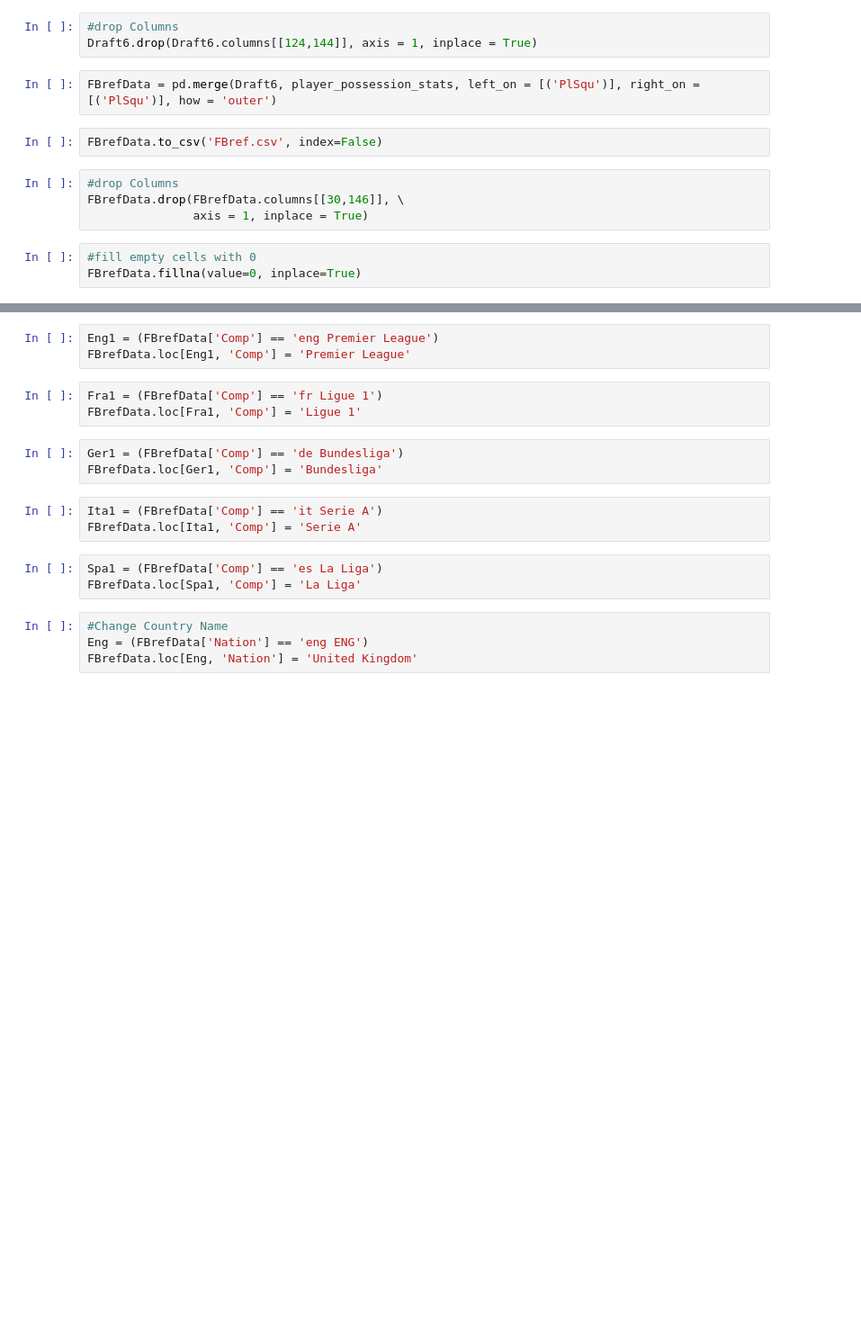
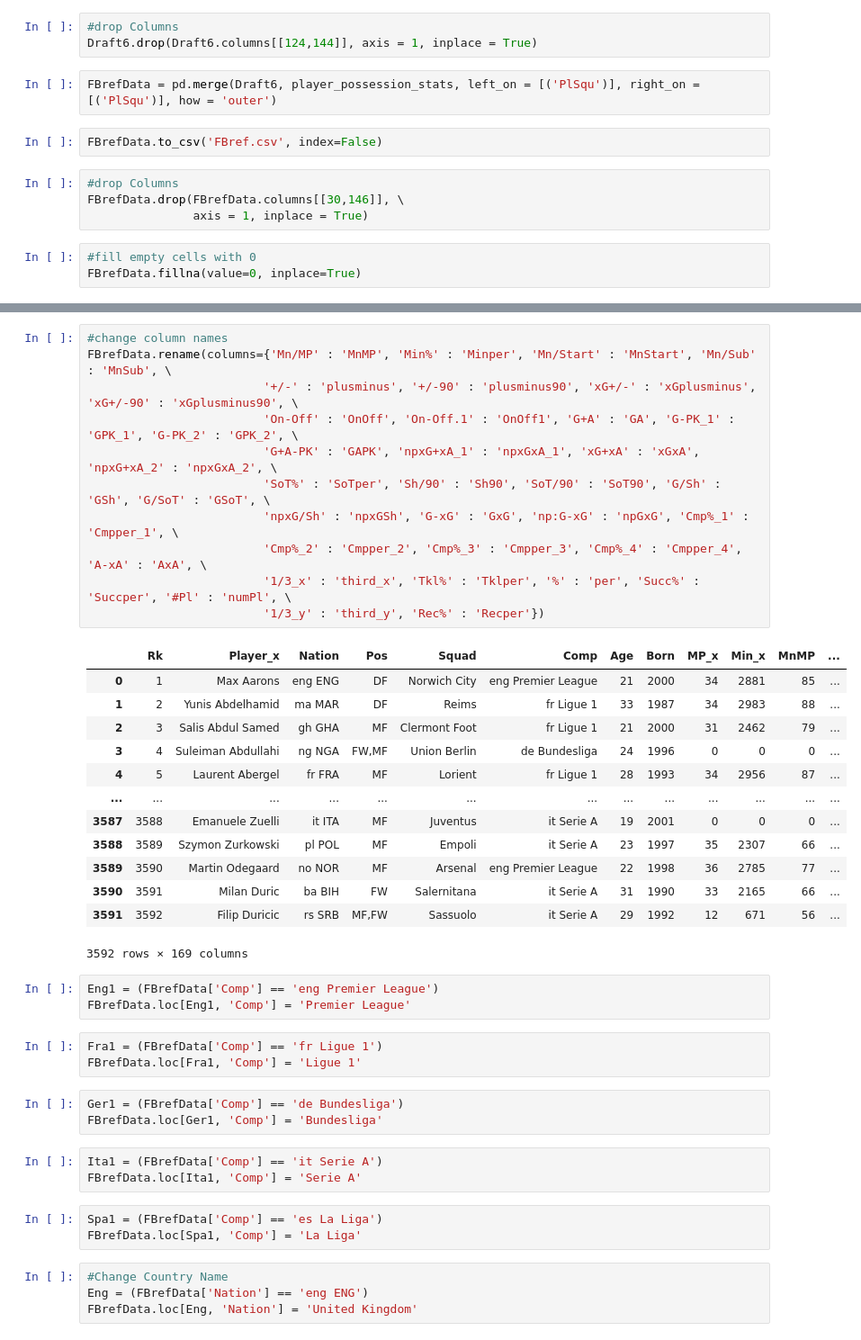
Before and after one commit to garyldavis/FBref-Big-5-League-Merge, a Jupyter notebook: Big 5 Merge.ipynb, the cells around one changed output, grey strips where cells are left out. Shown at 90% size. Cells and saved outputs as stored; diff of their text form; blank space fills up the shorter version.

```diff
--- a/Big 5 Merge.ipynb
+++ b/Big 5 Merge.ipynb
@@ -125,6 +125,31 @@ FBrefData.tail(20)
 | 3589 | 3590 | Martin Odegaard | no NOR | MF | Arsenal | eng Premier League | 22 | 1998 | 36 | 2785 | 77 | ... |
 | 3590 | 3591 | Milan Duric | ba BIH | FW | Salernitana | it Serie A | 31 | 1990 | 33 | 2165 | 66 | ... |
 | 3591 | 3592 | Filip Duricic | rs SRB | MF,FW | Sassuolo | it Serie A | 29 | 1992 | 12 | 671 | 56 | ... |
+# %%
+#change column names
+FBrefData.rename(columns={'Mn/MP' : 'MnMP', 'Min%' : 'Minper', 'Mn/Start' : 'MnStart', 'Mn/Sub' : 'MnSub', \
+                         '+/-' : 'plusminus', '+/-90' : 'plusminus90', 'xG+/-' : 'xGplusminus', 'xG+/-90' : 'xGplusminus90', \
+                         'On-Off' : 'OnOff', 'On-Off.1' : 'OnOff1', 'G+A' : 'GA', 'G-PK_1' : 'GPK_1', 'G-PK_2' : 'GPK_2', \
+                         'G+A-PK' : 'GAPK', 'npxG+xA_1' : 'npxGxA_1', 'xG+xA' : 'xGxA',  'npxG+xA_2' : 'npxGxA_2', \
+                         'SoT%' : 'SoTper', 'Sh/90' : 'Sh90', 'SoT/90' : 'SoT90', 'G/Sh' : 'GSh', 'G/SoT' : 'GSoT', \
+                         'npxG/Sh' : 'npxGSh', 'G-xG' : 'GxG', 'np:G-xG' : 'npGxG', 'Cmp%_1' : 'Cmpper_1', \
+                         'Cmp%_2' : 'Cmpper_2', 'Cmp%_3' : 'Cmpper_3', 'Cmp%_4' : 'Cmpper_4', 'A-xA' : 'AxA', \
+                         '1/3_x' : 'third_x', 'Tkl%' : 'Tklper', '%' : 'per', 'Succ%' : 'Succper', '#Pl' : 'numPl', \
+                         '1/3_y' : 'third_y', 'Rec%' : 'Recper'})
+# %% [output]
+|  | Rk | Player_x | Nation | Pos | Squad | Comp | Age | Born | MP_x | Min_x | MnMP | ... |
+| 0 | 1 | Max Aarons | eng ENG | DF | Norwich City | eng Premier League | 21 | 2000 | 34 | 2881 | 85 | ... |
+| 1 | 2 | Yunis Abdelhamid | ma MAR | DF | Reims | fr Ligue 1 | 33 | 1987 | 34 | 2983 | 88 | ... |
+| 2 | 3 | Salis Abdul Samed | gh GHA | MF | Clermont Foot | fr Ligue 1 | 21 | 2000 | 31 | 2462 | 79 | ... |
+| 3 | 4 | Suleiman Abdullahi | ng NGA | FW,MF | Union Berlin | de Bundesliga | 24 | 1996 | 0 | 0 | 0 | ... |
+| 4 | 5 | Laurent Abergel | fr FRA | MF | Lorient | fr Ligue 1 | 28 | 1993 | 34 | 2956 | 87 | ... |
+| ... | ... | ... | ... | ... | ... | ... | ... | ... | ... | ... | ... | ... |
+| 3587 | 3588 | Emanuele Zuelli | it ITA | MF | Juventus | it Serie A | 19 | 2001 | 0 | 0 | 0 | ... |
+| 3588 | 3589 | Szymon Zurkowski | pl POL | MF | Empoli | it Serie A | 23 | 1997 | 35 | 2307 | 66 | ... |
+| 3589 | 3590 | Martin Odegaard | no NOR | MF | Arsenal | eng Premier League | 22 | 1998 | 36 | 2785 | 77 | ... |
+| 3590 | 3591 | Milan Duric | ba BIH | FW | Salernitana | it Serie A | 31 | 1990 | 33 | 2165 | 66 | ... |
+| 3591 | 3592 | Filip Duricic | rs SRB | MF,FW | Sassuolo | it Serie A | 29 | 1992 | 12 | 671 | 56 | ... |
+3592 rows × 169 columns
 # %%
 Eng1 = (FBrefData['Comp'] == 'eng Premier League')
 FBrefData.loc[Eng1, 'Comp'] = 'Premier League'
```
Also changed, not shown: 1 other file.
